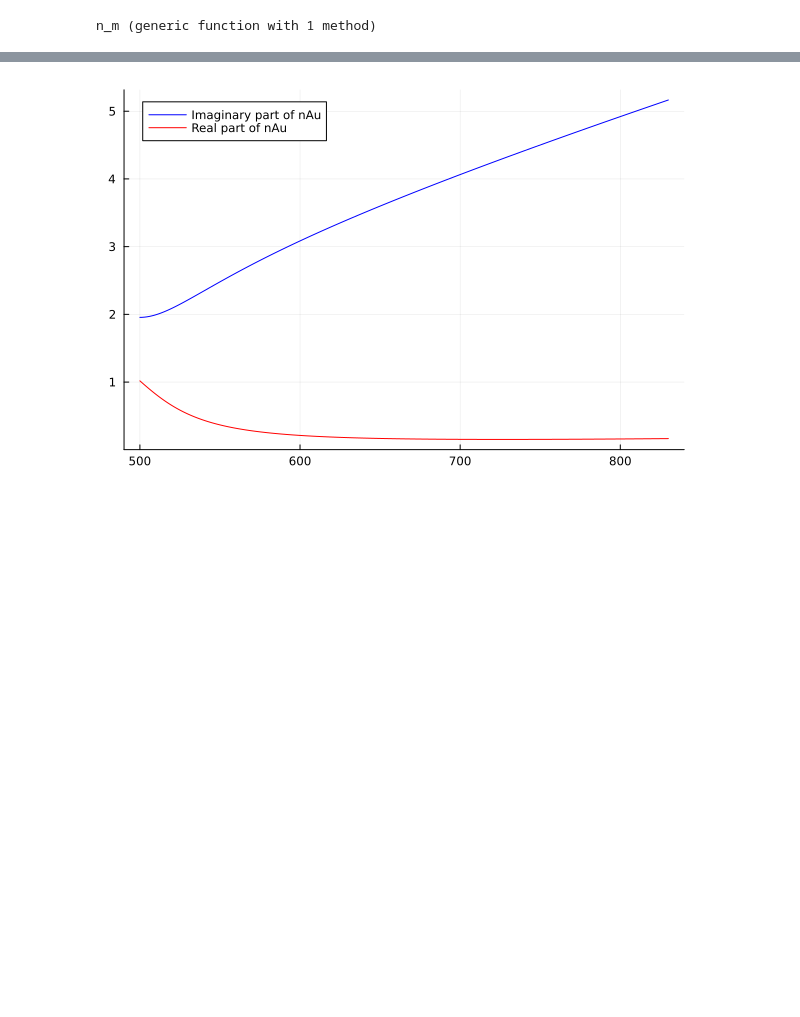
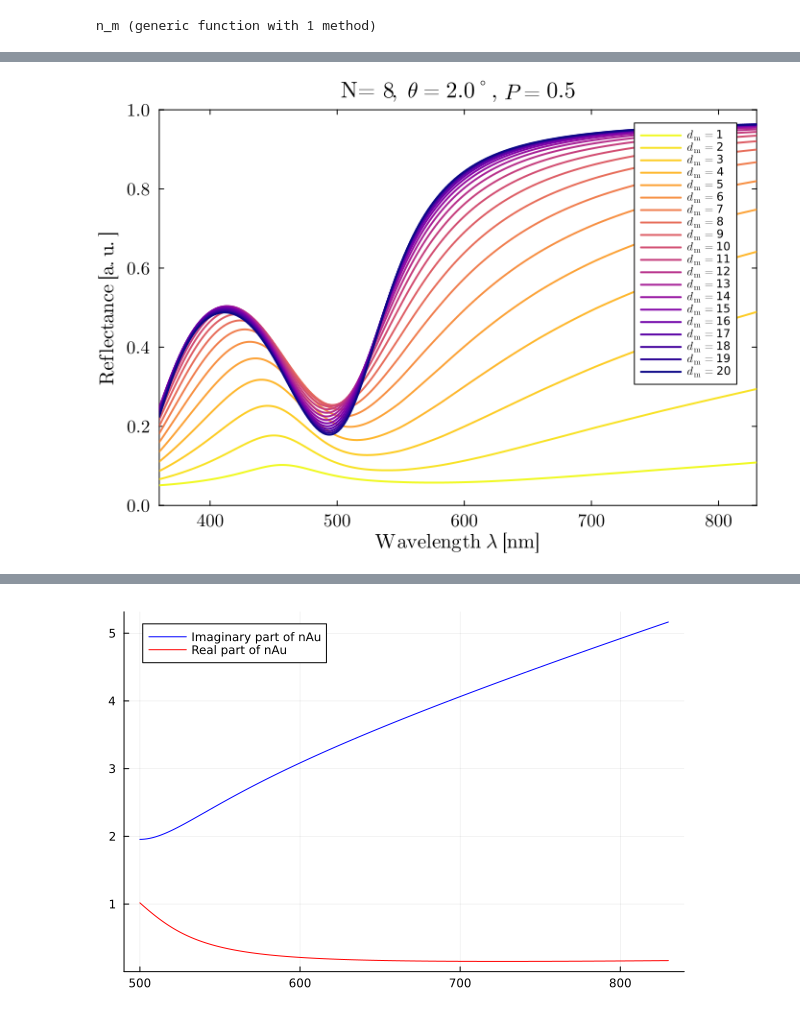
Before and after one commit to ArifMoranV/Optics, a Jupyter notebook: matrixmthd.ipynb, the cells around one changed output, grey strips where cells are left out. Drawn from its saved outputs; the diff is of its cells as text; code cells hidden in the pictures; blank space fills up the shorter version.

```diff
--- a/matrixmthd.ipynb
+++ b/matrixmthd.ipynb
@@ -262 +309,46 @@ Trconstant=Tr;
+# %%
+N = 8         # number of thin films (intermediate layers)
+P=0.5#30/33
+dm= 1:1:20 #nm
+####
+results=Timmy.(Ref(lam), Ref(ang), Ref(N), dm, Ref(P); k0=k0, pol=pol);
+L, M = size(results[1][1])   # size of each matrix
+K = length(dm)
+
+Rf3D     = Array{Float64}(undef, L, M, K)
+Tr3D     = Array{Float64}(undef, L, M, K)
+#ThetaC = results[1][3]#Array{Float64}(undef, L, M, K)
+#RfAux3D  = Array{Float64}(undef, L, M, K)
+
+for k in 1:K
+    Rf3D[:, :, k]     .= results[k][1]
+    Tr3D[:, :, k]     .= results[k][2]
+    #ThetaC3D[:, :, k] .= results[k][3]
+   #RfAux3D[:, :, k]  .= results[k][4]
+end
+# %%
+iθ=21  ###θ = 45 de
+#colors = [:red :blue :green]
+θ=ang_inc[iθ]'
+colors = reverse(cgrad(:plasma))[range(0, 1, length=length(dm))]
+
+p5 = plot(
+    lambda,
+    Rf3D[:, iθ, :],
+    lw = 2,
+    label = L"d_\mathrm{m}= " .* string.(dm'),
+    color = permutedims(colors),  # Reshape to match line orientation
+    xlims = (lam_ini, lam_fin),
+    ylims = (0, 1),
+    title = "N= " * string(Int(N)) * L",\ \theta=" * string(ang_inc[iθ]) * L"^\circ"*", "*L"P= "*string(round(P,digits=2)),#"Reflectance for " * L"\mathrm{N\ layers}" * ",
+    ylabel = L"\mathrm{Reflectance\ [a.u.]}",
+    xlabel = L"\mathrm{Wavelength \ \lambda\ [nm]}",
+    #legend = (0.75, 0.35),
+)
+name="Reflectancevslambda"*"p"*string(round(P,digits=2))*"T"*string(round(T1))
+savefig(name*".svg")
+savefig(name*".png")
+display(p5)
+# %% [output]
+[figure, added]
 # %%
```
Also changed, not shown: parts of 17 cells of this notebook, 38 other files.
